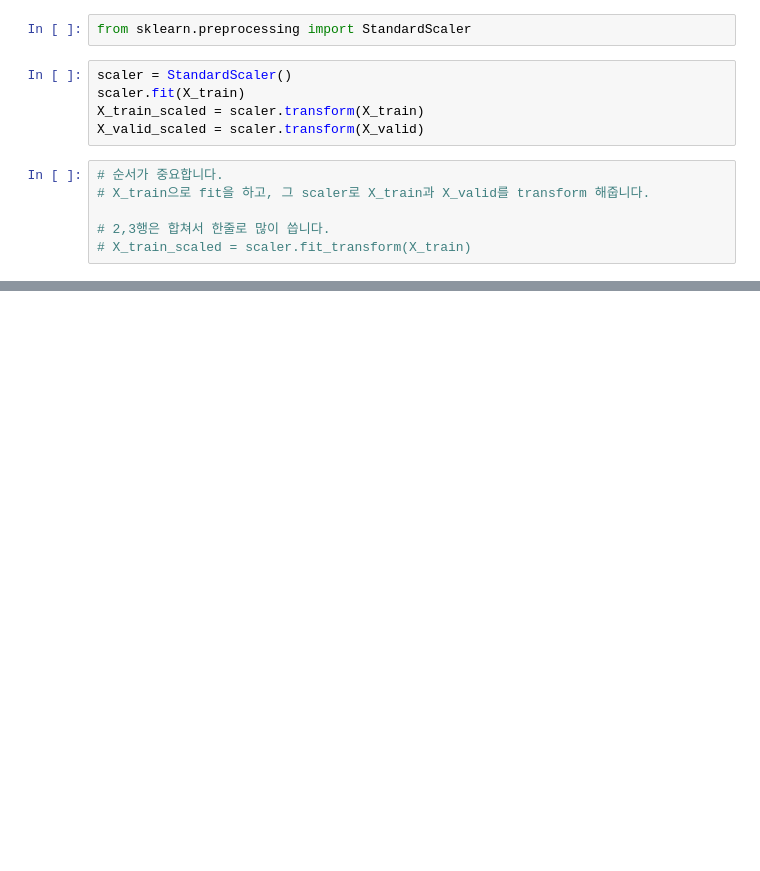
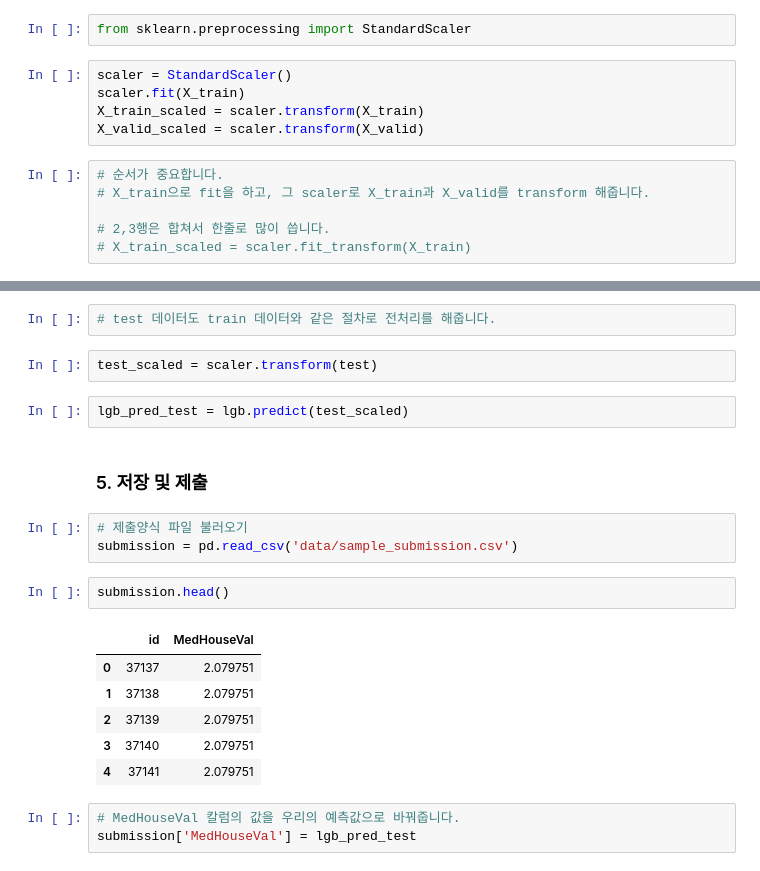
Before and after one commit to DohGwangSun/California-Housing-Value, a Jupyter notebook: California_Baseline.ipynb, the cells around one changed output, grey strips where cells are left out. Cells and saved outputs as stored; diff of their text form; blank space fills up the shorter version.

```diff
--- a/California_Baseline.ipynb
+++ b/California_Baseline.ipynb
@@ -153,0 +267,23 @@ X_valid_scaled = scaler.transform(X_valid)
+# %%
+# test 데이터도 train 데이터와 같은 절차로 전처리를 해줍니다.
+# %%
+test_scaled = scaler.transform(test)
+# %%
+lgb_pred_test = lgb.predict(test_scaled)
+# %% [markdown]
+### 5. 저장 및 제출
+# %%
+# 제출양식 파일 불러오기
+submission = pd.read_csv('data/sample_submission.csv')
+# %%
+submission.head()
+# %% [output]
+|  | id | MedHouseVal |
+| 0 | 37137 | 2.079751 |
+| 1 | 37138 | 2.079751 |
+| 2 | 37139 | 2.079751 |
+| 3 | 37140 | 2.079751 |
+| 4 | 37141 | 2.079751 |
+# %%
+# MedHouseVal 칼럼의 값을 우리의 예측값으로 바꿔줍니다.
+submission['MedHouseVal'] = lgb_pred_test
```
Also changed, not shown: parts of 41 cells of this notebook.
